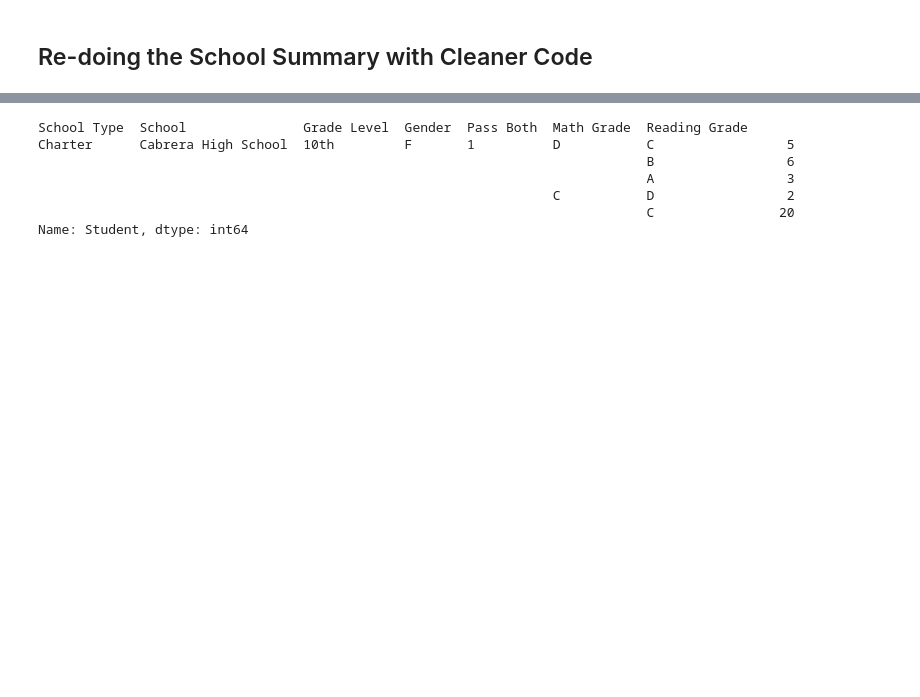
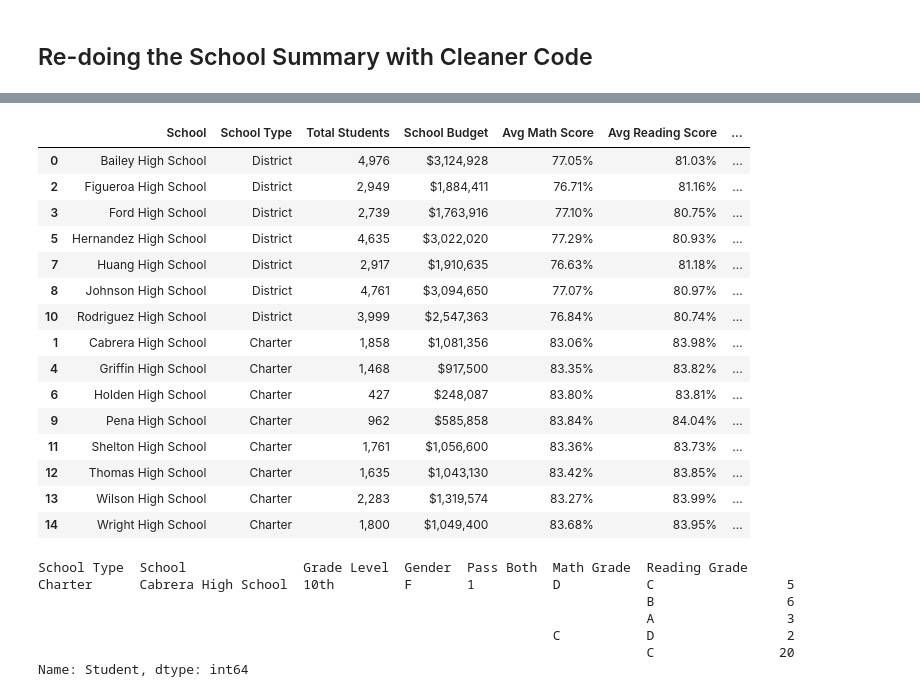
Before and after one commit to savvysol/04_Pandas_Homework_Woodall, a Jupyter notebook: PyCitySchools_Woodall/PySchool_Woodall.ipynb, the cells around one changed output, grey strips where cells are left out. Drawn from its saved outputs; the diff is of its cells as text; code cells hidden in the pictures; blank space fills up the shorter version.

```diff
--- a/PyCitySchools_Woodall/PySchool_Woodall.ipynb
+++ b/PyCitySchools_Woodall/PySchool_Woodall.ipynb
@@ -296,0 +301,2 @@ School_Summary
+# %%
+School_Summary2.drop(['Pass Math','Pass Reading'],axis=1,inplace=True)
@@ -297,3 +309,29 @@ School_Summary
+# %%
+old_cols = School_Summary2.columns
+new_cols = ['School', 'School Type','Total Students', 'School Budget', 'Avg Math Score', 'Avg Reading Score',
+       'Budget per Student', '% Math Passed', '% Reading Passed']
+new_columns = dict(zip(old_cols,new_cols))
+School_Summary2.rename(columns=new_columns,inplace=True)
+School_Summary2.sort_values(by=['School Type'], ascending=False, inplace=True)
+School_Summary2.to_csv("Output/School Summary.csv", index=False, header=True)
+School_Summary2
+# %% [output]
+|  | School | School Type | Total Students | School Budget | Avg Math Score | Avg Reading Score | ... |
+| 0 | Bailey High School | District | 4,976 | $3,124,928 | 77.05% | 81.03% | ... |
+| 2 | Figueroa High School | District | 2,949 | $1,884,411 | 76.71% | 81.16% | ... |
+| 3 | Ford High School | District | 2,739 | $1,763,916 | 77.10% | 80.75% | ... |
+| 5 | Hernandez High School | District | 4,635 | $3,022,020 | 77.29% | 80.93% | ... |
+| 7 | Huang High School | District | 2,917 | $1,910,635 | 76.63% | 81.18% | ... |
+| 8 | Johnson High School | District | 4,761 | $3,094,650 | 77.07% | 80.97% | ... |
+| 10 | Rodriguez High School | District | 3,999 | $2,547,363 | 76.84% | 80.74% | ... |
+| 1 | Cabrera High School | Charter | 1,858 | $1,081,356 | 83.06% | 83.98% | ... |
+| 4 | Griffin High School | Charter | 1,468 | $917,500 | 83.35% | 83.82% | ... |
+| 6 | Holden High School | Charter | 427 | $248,087 | 83.80% | 83.81% | ... |
+| 9 | Pena High School | Charter | 962 | $585,858 | 83.84% | 84.04% | ... |
+| 11 | Shelton High School | Charter | 1,761 | $1,056,600 | 83.36% | 83.73% | ... |
+| 12 | Thomas High School | Charter | 1,635 | $1,043,130 | 83.42% | 83.85% | ... |
+| 13 | Wilson High School | Charter | 2,283 | $1,319,574 | 83.27% | 83.99% | ... |
+| 14 | Wright High School | Charter | 1,800 | $1,049,400 | 83.68% | 83.95% | ... |
 # %%
 # experimenting with a student report
 student_report = students_schools.groupby(['School Type','School','Grade Level','Gender','Pass Both','Math Grade','Reading Grade'])['Student'].count()
```
Also changed, not shown: parts of 7 cells of this notebook, 2 other files.
